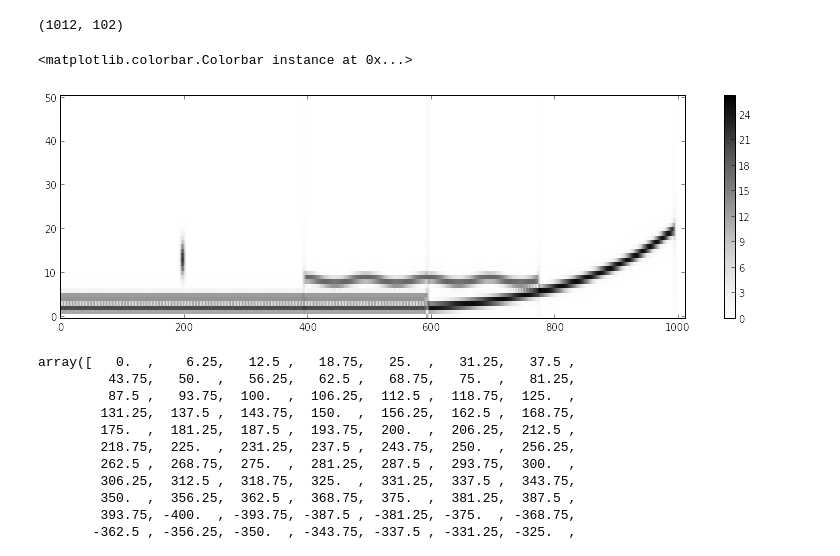
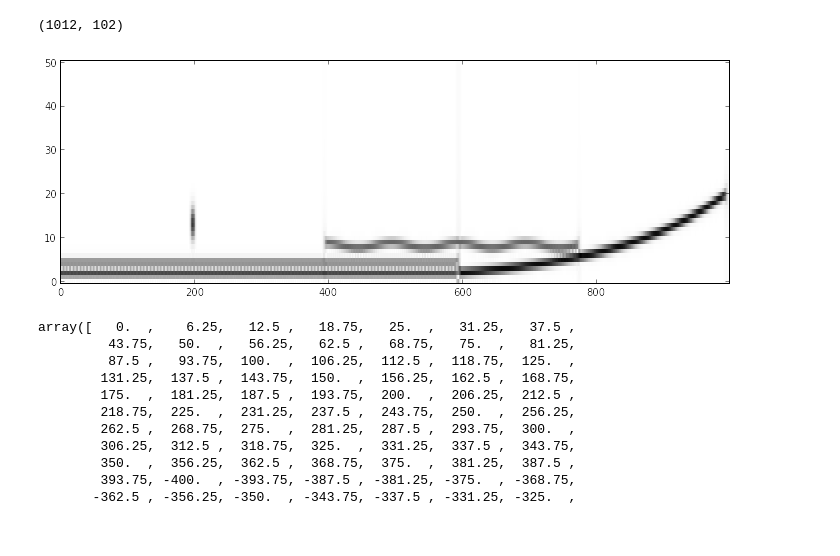
Before and after one commit to kwinkunks/timefreak, a Jupyter notebook: stft.ipynb, the cells around one changed output. Drawn from its saved outputs; the diff is of its cells as text; code cells hidden in the pictures.

```diff
--- a/stft.ipynb
+++ b/stft.ipynb
@@ -132,13 +140,13 @@ print SYN.shape
 # %%
 freqs = fftfreq(128, d=1/800.)
 
-plt.figure(figsize=(14,4))
-plt.imshow(np.absolute(SYN.T[:SYN.shape[1]/2.,:]), origin='lower', aspect='auto', interpolation='none', cmap="Greys")
+plt.figure(figsize=(12,4))
+plt.imshow(np.absolute(SYN.T[:SYN.shape[1]/2.,:1000]), origin='lower', aspect='auto', interpolation='none', cmap="Greys")
 #plt.ylim(freqs[0],freqs[-65])
-plt.colorbar()
+#plt.colorbar()
+plt.savefig("/home/matt/images/stft_uninterpolated.png")
 # %% [output]
-<matplotlib.colorbar.Colorbar instance at 0x...>
-[figure, old version]
+[figure, new version]
 # %%
 fftfreq(128, d=1/800.)
 # %% [output]
```
Also changed, not shown: parts of 9 cells of this notebook, 2 other files.
